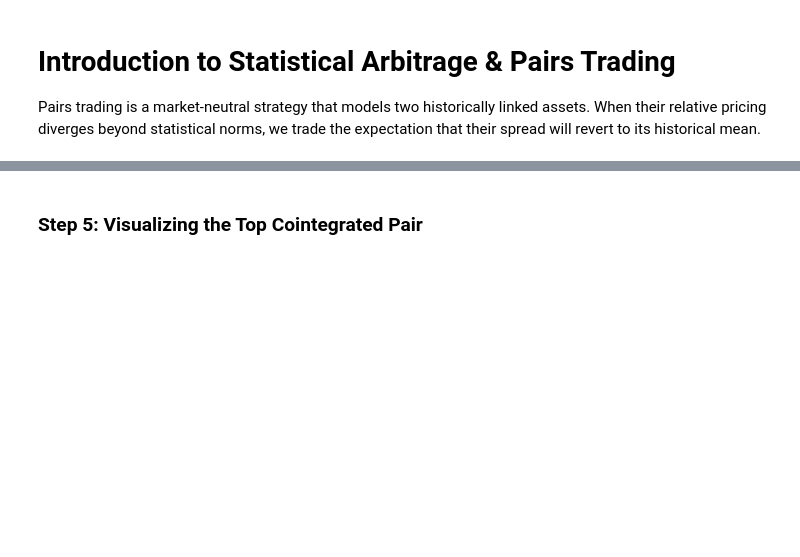
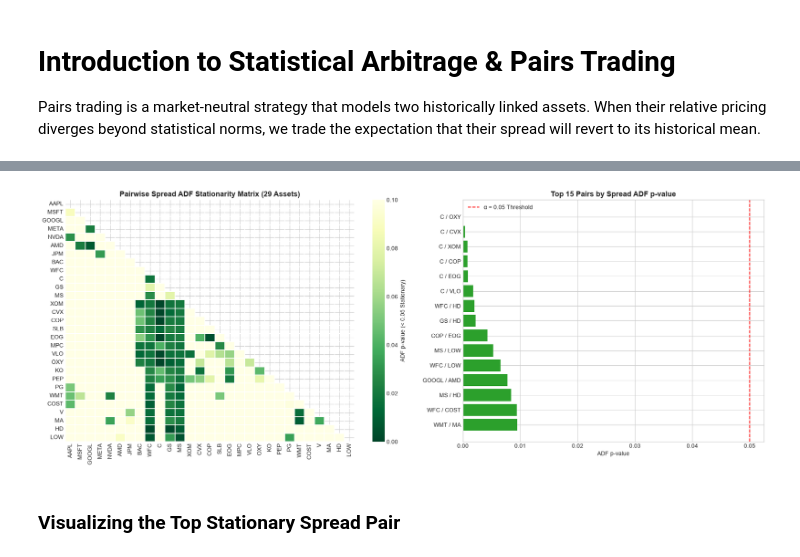
Before and after one commit to zyrxun/MAT-Education, a Jupyter notebook: Workshops/Intro_to_Statistical_Arbitrage.ipynb, the cells around one changed output, grey strips where cells are left out. Cells and saved outputs as stored; diff of their text form; code cells hidden in the pictures; blank space fills up the shorter version.

```diff
--- a/Workshops/Intro_to_Statistical_Arbitrage.ipynb
+++ b/Workshops/Intro_to_Statistical_Arbitrage.ipynb
@@ -111,27 +307,32 @@ plt.show()
 # %%
 pairs_results = []
 n = len(universe)
-p_matrix = pd.DataFrame(np.ones((n, n)), index=universe, columns=universe)
+adf_p_matrix = pd.DataFrame(np.ones((n, n)), index=universe, columns=universe)
 
 for i in range(n):
     for j in range(i + 1, n):
         t1, t2 = universe[i], universe[j]
-        score, pvalue, _ = coint(universe_data[t1], universe_data[t2])
-        p_matrix.loc[t1, t2] = pvalue
-        p_matrix.loc[t2, t1] = pvalue
 
+        # Fit OLS and test spread stationarity via ADF
         reg = sm.OLS(universe_data[t1], sm.add_constant(universe_data[t2])).fit()
+        spread_ij = universe_data[t1] - (reg.params['const'] + reg.params[t2] * universe_data[t2])
+        adf_stat, adf_pvalue, _, _, _, _ = adfuller(spread_ij)
+
+        adf_p_matrix.loc[t1, t2] = adf_pvalue
+        adf_p_matrix.loc[t2, t1] = adf_pvalue
+
         pairs_results.append({
             'Pair': f"{t1} / {t2}",
             'Stock 1': t1,
             'Stock 2': t2,
-            'p-value': pvalue,
+            'ADF p-value': adf_pvalue,
+            'ADF Stat': adf_stat,
             'Correlation': corr_matrix.loc[t1, t2],
             'Hedge Ratio': reg.params[t2]
         })
 
-pairs_df = pd.DataFrame(pairs_results).sort_values('p-value').reset_index(drop=True)
-print(f"Screened {len(pairs_df)} Unique Pairs across {len(universe)} Assets.")
-print(f"Pairs with p < 0.05: {(pairs_df['p-value'] < 0.05).sum()}")
-print("\nTop 15 Most Cointegrated Pairs:")
-print(pairs_df.head(15).to_string(index=False, formatters={'p-value': '{:.4f}'.format, 'Correlation': '{:.2f}'.format, 'Hedge Ratio': '{:.4f}'.format}))
+pairs_df = pd.DataFrame(pairs_results).sort_values('ADF p-value').reset_index(drop=True)
+print(f"Screened {len(pairs_df)} Unique Pairs across {len(universe)} Assets via Spread ADF Testing.")
+print(f"Pairs with Stationary Spread (ADF p < 0.05): {(pairs_df['ADF p-value'] < 0.05).sum()}")
+print("\nTop 15 Pairs with Most Stationary Residual Spreads (Lowest ADF p-value):")
+print(pairs_df.head(15).to_string(index=False, formatters={'ADF p-value': '{:.4f}'.format, 'ADF Stat': '{:.2f}'.format, 'Correlation': '{:.2f}'.format, 'Hedge Ratio': '{:.4f}'.format}))
@@ -138,22 +360,24 @@ print(pairs_df.head(15).to_string(index=False, formatters={'p-value': '{:.4f}'.f
 # %%
 fig, (ax1, ax2) = plt.subplots(1, 2, figsize=(18, 7), gridspec_kw={'width_ratios': [1.2, 1]})
 
-mask = np.triu(np.ones_like(p_matrix, dtype=bool))
-sns.heatmap(p_matrix, cmap='YlGn_r', vmin=0, vmax=0.1, mask=mask, ax=ax1, cbar_kws={'label': 'p-value (< 0.05 Cointegrated)'}, linewidths=0.2)
-ax1.set_title(f'Engle-Granger Cointegration Matrix ({len(universe)} Assets)', fontsize=13, fontweight='bold')
+mask = np.triu(np.ones_like(adf_p_matrix, dtype=bool))
+sns.heatmap(adf_p_matrix, cmap='YlGn_r', vmin=0, vmax=0.1, mask=mask, ax=ax1, cbar_kws={'label': 'ADF p-value (< 0.05 Stationary)'}, linewidths=0.2)
+ax1.set_title(f'Pairwise Spread ADF Stationarity Matrix ({len(universe)} Assets)', fontsize=13, fontweight='bold')
 
 top_pairs_display = pairs_df.head(15).copy()
-colors = ['#2ca02c' if p < 0.05 else '#7f7f7f' for p in top_pairs_display['p-value']]
-ax2.barh(top_pairs_display['Pair'][::-1], top_pairs_display['p-value'][::-1], color=colors[::-1])
+colors = ['#2ca02c' if p < 0.05 else '#7f7f7f' for p in top_pairs_display['ADF p-value']]
+ax2.barh(top_pairs_display['Pair'][::-1], top_pairs_display['ADF p-value'][::-1], color=colors[::-1])
 ax2.axvline(0.05, color='red', linestyle='--', label='α = 0.05 Threshold')
-ax2.set_title('Top 15 Cointegrated Pairs by p-value', fontsize=13, fontweight='bold')
-ax2.set_xlabel('Cointegration p-value')
+ax2.set_title('Top 15 Pairs by Spread ADF p-value', fontsize=13, fontweight='bold')
+ax2.set_xlabel('ADF p-value')
 ax2.legend()
 
 plt.tight_layout()
 plt.show()
+# %% [output]
+[figure, added]
 # %% [markdown]
-### Step 5: Visualizing the Top Cointegrated Pair
+### Visualizing the Top Stationary Spread Pair
 # %%
 top_pair = pairs_df.iloc[0]
 s1, s2 = top_pair['Stock 1'], top_pair['Stock 2']
```
Also changed, not shown: parts of 23 cells of this notebook, 1 other file.
